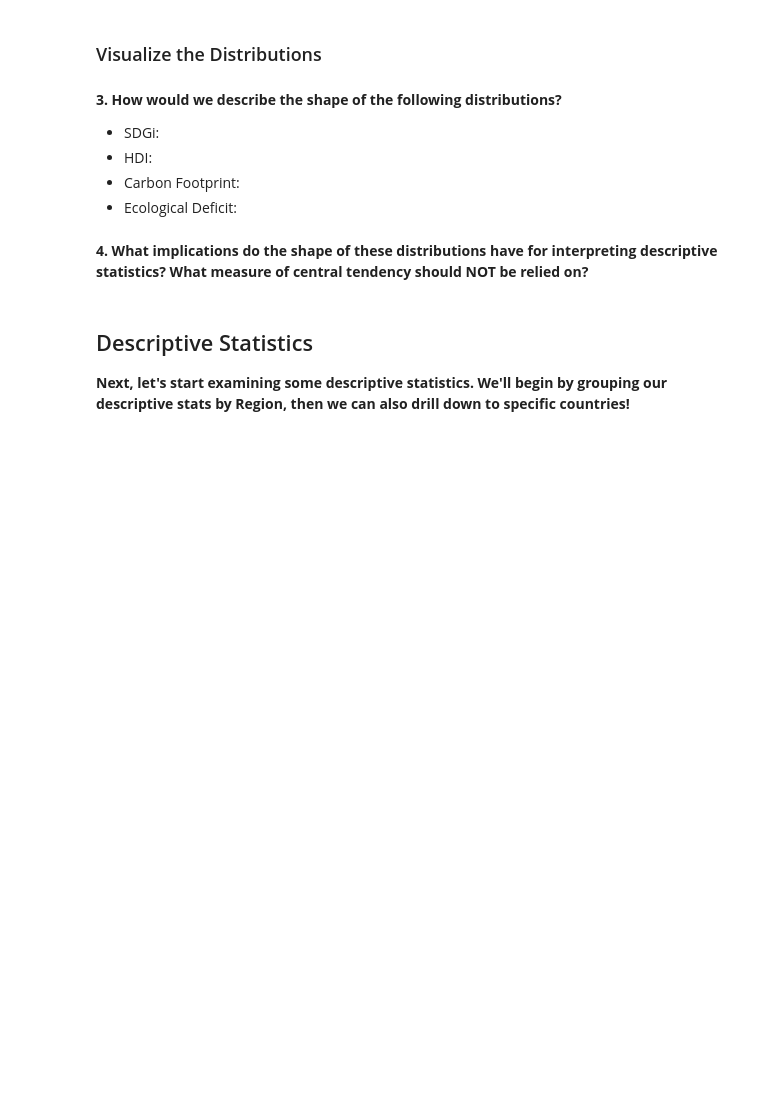
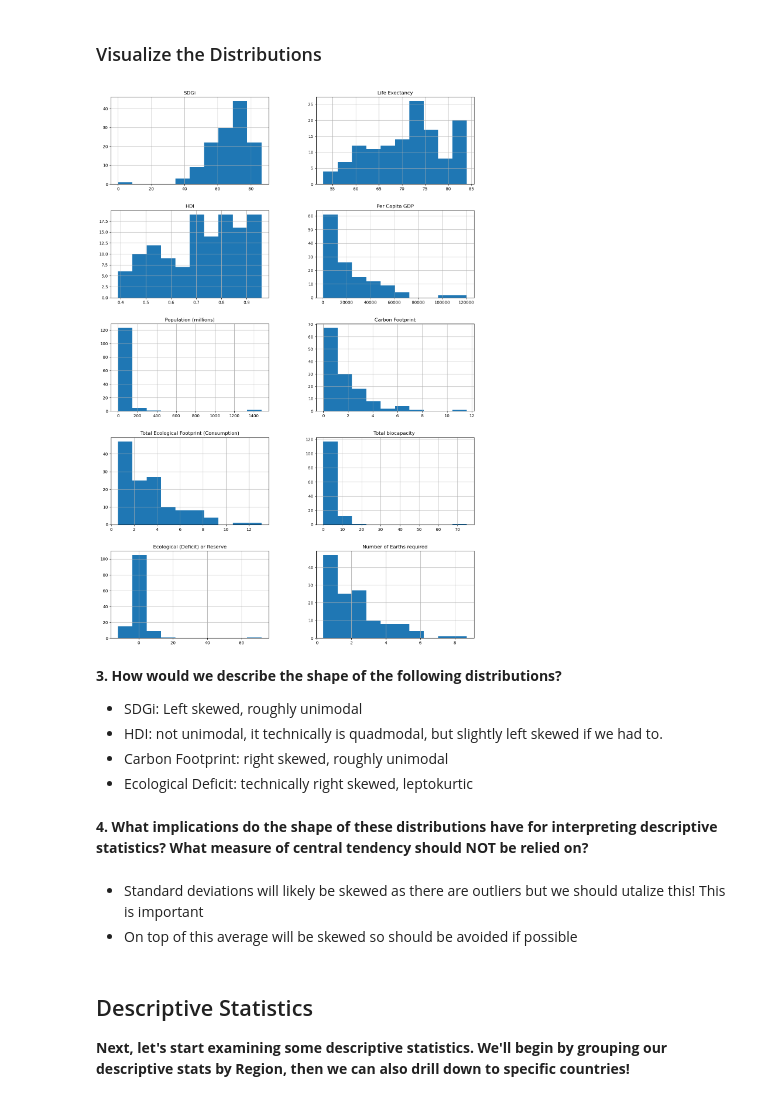
Before and after one commit to Tuckersteward/Spring-2025, a Jupyter notebook: Data 3300/Python/Unit 2/ICE Descriptive Statistics/ICE_EDA_Descriptive_Statistics_TEMPLATE_Sp25.ipynb, the cells around one changed output. Saved outputs shown, nothing was run; the diff lists cells and outputs as text; code cells hidden in the pictures; blank space fills up the shorter version.

```diff
--- a/Data 3300/Python/Unit 2/ICE Descriptive Statistics/ICE_EDA_Descriptive_Statistics_TEMPLATE_Sp25.ipynb
+++ b/Data 3300/Python/Unit 2/ICE Descriptive Statistics/ICE_EDA_Descriptive_Statistics_TEMPLATE_Sp25.ipynb
@@ -35,5 +35,5 @@ import matplotlib.pyplot as plt
 import seaborn as sns
 import scipy.stats as stats
 # %%
-df = pd.read_csv('', encoding = 'latin-1')
+df = pd.read_csv('Global Ecological Footprint 2023-1.csv', encoding='latin-1')
 df.head()
@@ -60,8 +90,8 @@ df.head()
 ### Convert variables that should be floats!
 # %%
 # convert as necessary
-for col in []:
-    df[col] = pd.to_numeric(df[col], errors='coerce') # add comment
+for col in ['SDGi', 'Life Exectancy', 'HDI', 'Per Capita GDP', ]:
+    df[col] = pd.to_numeric(df[col], errors='coerce') # convert each column to a numeric if possible
 
 # Print some info
 df.info(), df.head()
@@ -68,18 +136,23 @@ df.info(), df.head()
 # %% [markdown]
 ### Visualize the Distributions
 # %%
-df2 = # Remove observations with NaN values
-df2.hist(layout=(), figsize=(), bins=) #generate histograms of remaining numerical vars
+df2 = df.dropna()
+df2.hist(layout=(5, 2), figsize=(16, 24), bins=10) #generate histograms of remaining numerical vars
 plt.show()
+# %% [output]
+[figure, added]
 # %% [markdown]
 **3. How would we describe the shape of the following distributions?**
 
-* SDGi:
-* HDI:
-* Carbon Footprint:
-* Ecological Deficit:
+* SDGi: Left skewed, roughly unimodal
+* HDI: not unimodal, it technically is quadmodal, but slightly left skewed if we had to.
+* Carbon Footprint: right skewed, roughly unimodal
+* Ecological Deficit: technically right skewed, leptokurtic
 # %% [markdown]
 **4. What implications do the shape of these distributions have for interpreting descriptive statistics? What measure of central tendency should NOT be relied on?**
+# %% [markdown]
+* Standard deviations will likely be skewed as there are outliers but we should utalize this!  This is important
+* On top of this average will be skewed so should be avoided if possible
 # %% [markdown]
 ## Descriptive Statistics
 
```
Also changed, not shown: parts of 19 cells of this notebook, 25 other files.
